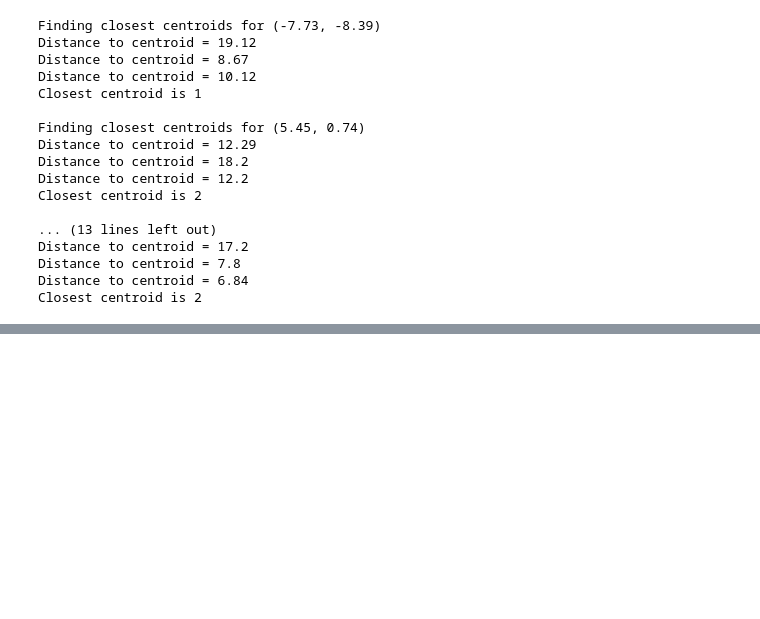
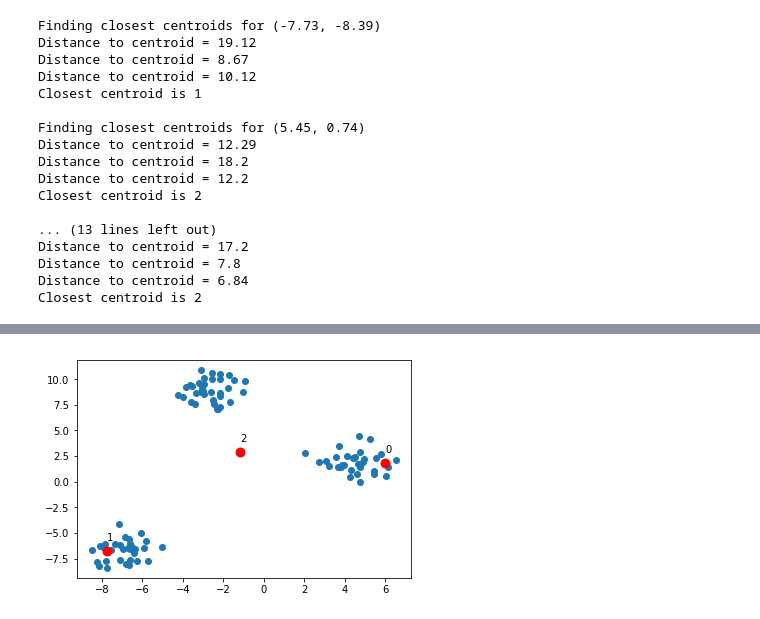
Before and after one commit to central-ldn-data-sci/CLDSPN-lets-do-clustering, a Jupyter notebook: Kmeans theory.ipynb, the cells around one changed output, grey strips where cells are left out. Cells and saved outputs as stored; diff of their text form; code cells hidden in the pictures; blank space fills up the shorter version.

```diff
--- a/Kmeans theory.ipynb
+++ b/Kmeans theory.ipynb
@@ -118,0 +269,38 @@ round(0.3278762,2)
+# %%
+# recalculate center of mass for centroids
+
+new_centroids_x = []
+new_centroids_y = []
+
+for centroid_index in [0,1,2]:
+
+    count = 0
+    sum_x = 0
+    sum_y = 0
+    for row_index, closest_centroid_index in enumerate(closest_centroids):
+
+        if closest_centroid_index == centroid_index:
+            sum_x += data[row_index, 0]
+            sum_y += data[row_index, 1]
+            count += 1
+
+    avg_x = sum_x/count
+    avg_y = sum_y/count
+
+    new_centroids_x.append(avg_x)
+    new_centroids_y.append(avg_y)
+
+
+# plot data
+plt.scatter(data[:,0], data[:,1])
+
+# plot new centroids
+plt.scatter(new_centroids_x, new_centroids_y, color='r', s=80)
+
+# draw lable to centroids
+for i, (cent_x, cent_y) in enumerate(zip(new_centroids_x, new_centroids_y)):
+    plt.text(x=cent_x,y=cent_y+1,s=str(i))
+
+plt.show()
+# %% [output]
+[figure, added]
```
Also changed, not shown: parts of 7 cells of this notebook, 1 other file.
